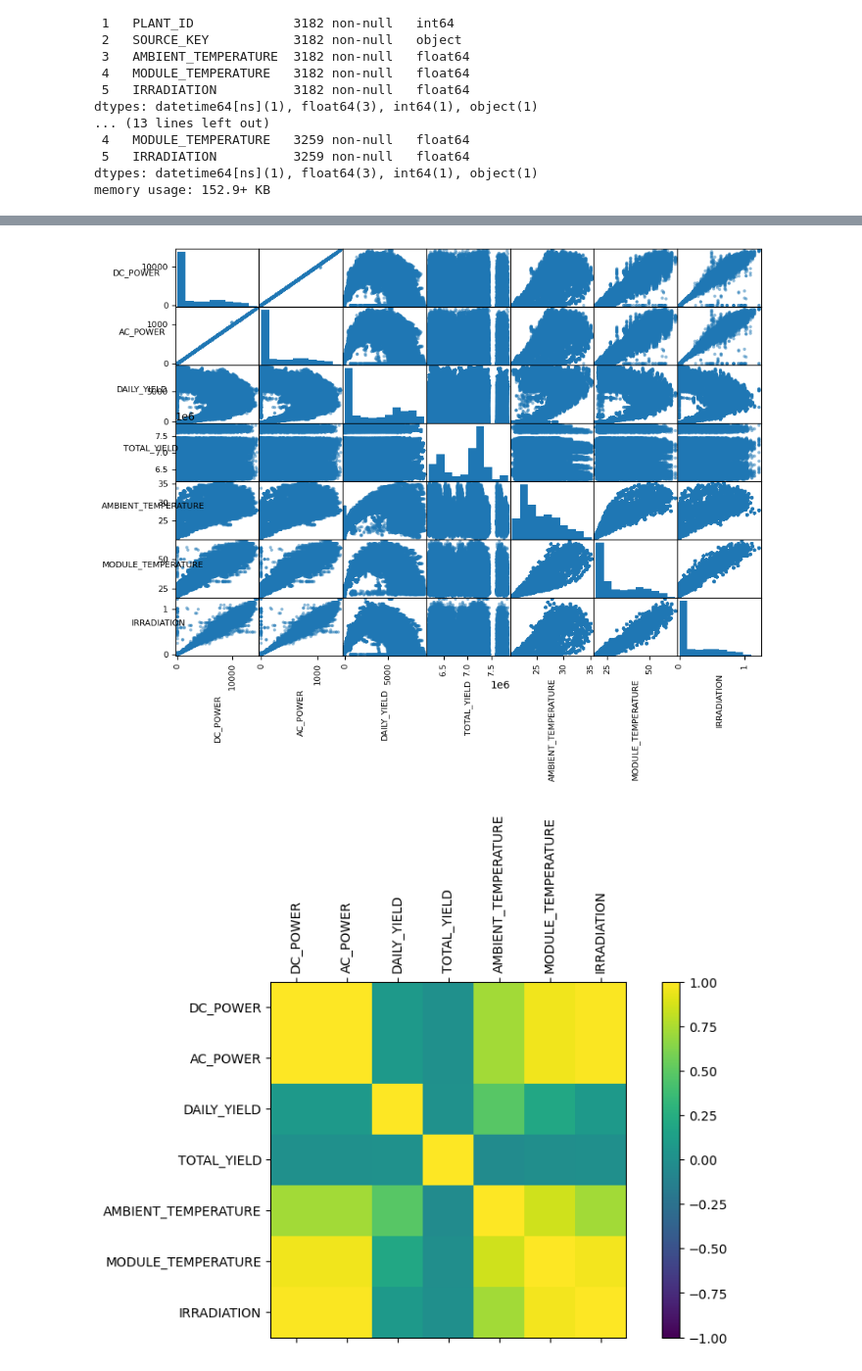
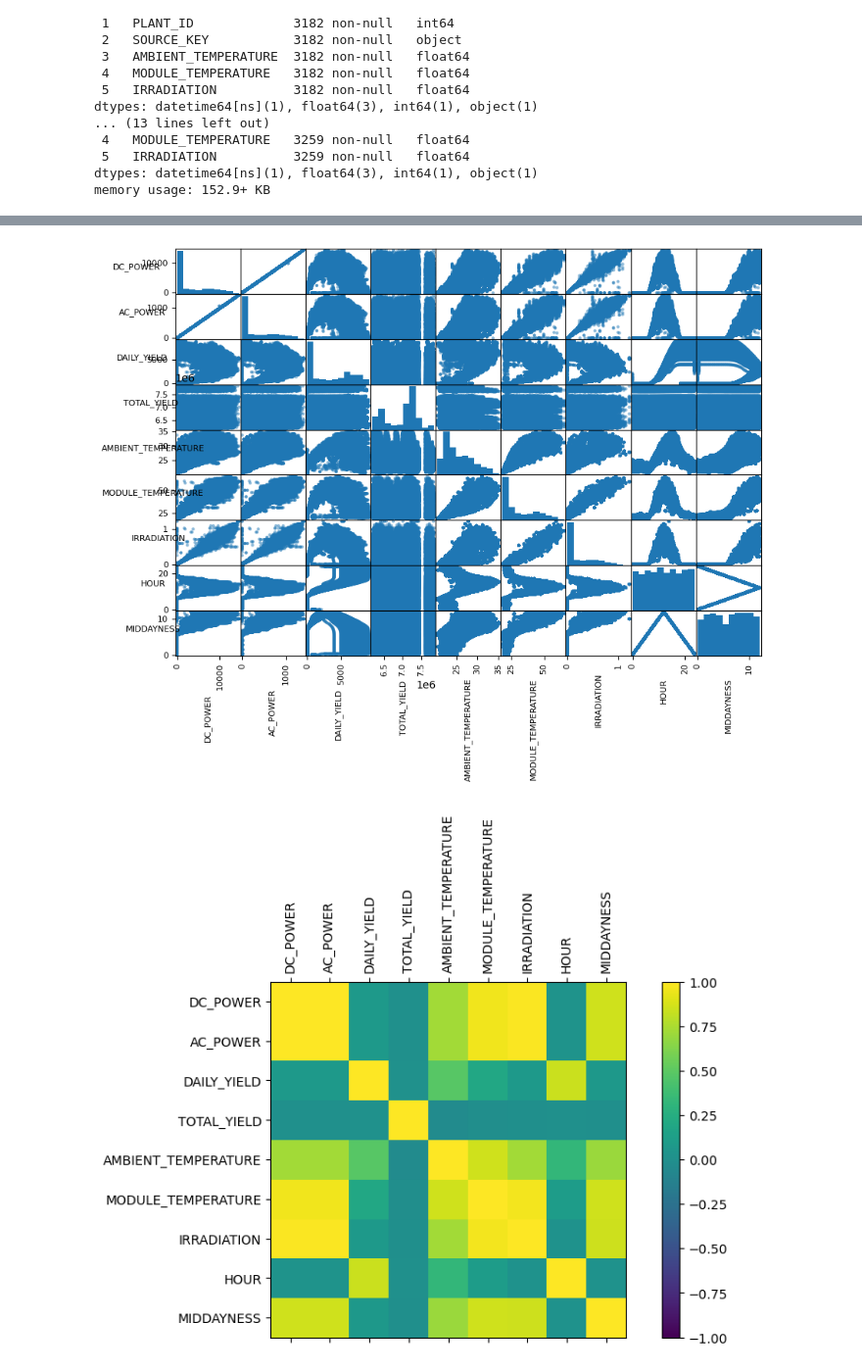
Before and after one commit to Julha19/AML_project, a Jupyter notebook: andi_AML.ipynb, the cells around one changed output, grey strips where cells are left out. Shown at 98% size. Cells and saved outputs as stored; diff of their text form; code cells hidden in the pictures.

```diff
--- a/andi_AML.ipynb
+++ b/andi_AML.ipynb
@@ -183,11 +183,16 @@ memory usage: 152.9+ KB
 
 
 plant1_tot_data=pd.merge(plant1.drop(columns=["PLANT_ID"]), weather1.drop(columns=["PLANT_ID","SOURCE_KEY"]), on="DATE_TIME")
+plant1_tot_data['HOUR'] = pd.to_datetime(plant1_tot_data['DATE_TIME'].astype(str)).dt.hour+(pd.to_datetime(plant1_tot_data['DATE_TIME'].astype(str)).dt.minute)/60
+plant1_tot_data['MIDDAYNESS'] = abs(12-abs(plant1_tot_data['HOUR']-12))
+    # Only maybe use MIDDAYNESS. It has better correlations with power generation than HOUR
+    # Or maybe use polynomial features - preprocessing on HOURS???
 display(plant1_tot_data)
 display(plant1_tot_data.isnull().sum())
 display(plant1_tot_data.count())
 display(plant1_tot_data.describe())
 
+# display(plant1_tot_data[10000+100:10050+100])
 # print("\n ########## \n")
 
 # plant2_tot_data=pd.merge(plant2.drop(columns=["PLANT_ID"]), weather2.drop(columns=["PLANT_ID","SOURCE_KEY"]), on="DATE_TIME")
@@ -246,19 +255,22 @@ axes = pd.plotting.scatter_matrix(plant1_tot_data, figsize=(10,7))
 [ax.set_ylabel(ax.get_ylabel(), fontsize = 8, rotation = 0) for ax in axes.ravel()]
 plt.show()
 # %% [output]
-[figure, old version]
+[figure, new version]
 # %%
 
 correlations = plant1_tot_data.corr()
 # plot correlation matrix
     # Made this way, underneath, to get more option, like colorbar. -Andi
 fig = plt.figure(figsize=(10, 5)) # Create empty figure.
 ax = fig.add_subplot(111)
 cax = ax.matshow(correlations, vmin=-1, vmax=1)
 fig.colorbar(cax)
 ax.set_xticklabels(plant1_tot_data.drop(columns=["SOURCE_KEY"]).columns, rotation=90, fontsize=10)
 ax.set_yticklabels(plant1_tot_data.drop(columns=["SOURCE_KEY"]).columns, fontsize=10)
 # Note that the column "SOURCE_KEY" is automatically obmitted, since it is not numerical values.
 plt.show()
+
+# Or just use:
+correlations.style.background_gradient(cmap='coolwarm').set_precision(2)
 # %% [output]
-[figure, old version]
+[figure, new version]
```
Also changed, not shown: parts of 9 cells of this notebook, 2 other files.
